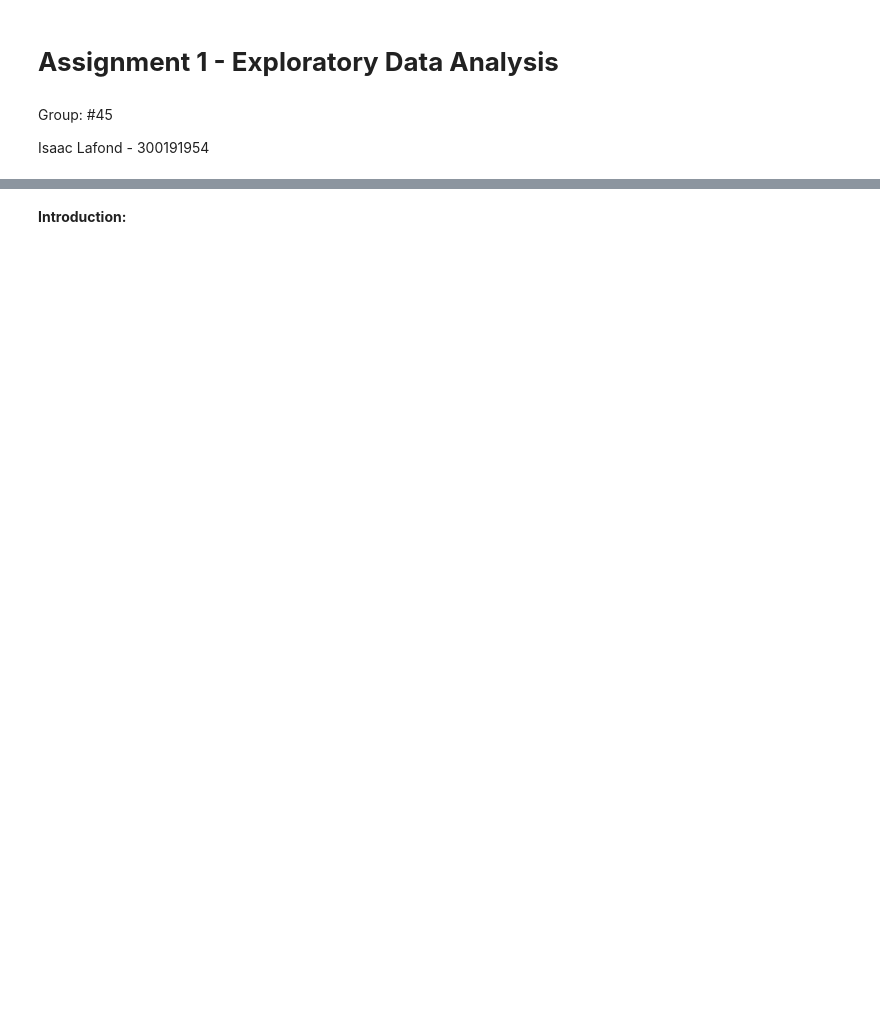
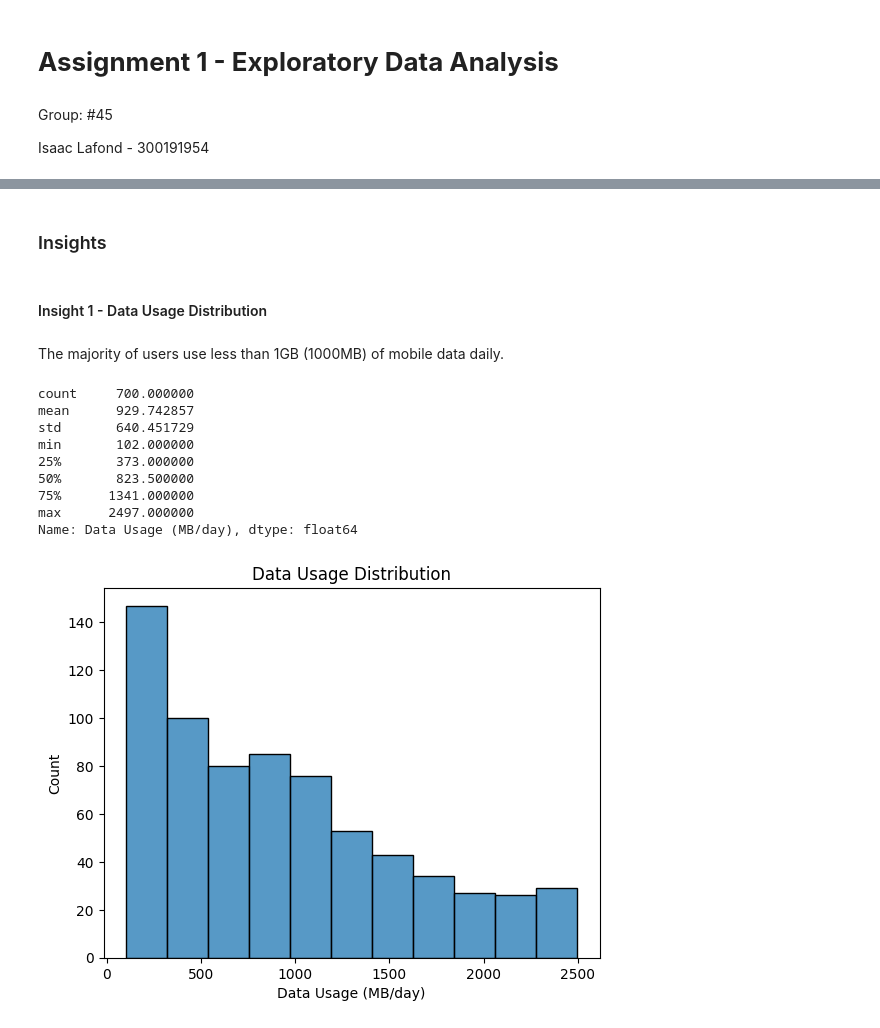
Before and after one commit to IsaacLafond/CSI-4142---Fundamentals-of-Data-Science, a Jupyter notebook: Assignment 1/assignment1.ipynb, the cells around one changed output, grey strips where cells are left out. Drawn from its saved outputs; the diff is of its cells as text; code cells hidden in the pictures; blank space fills up the shorter version.

Commit message:
insights added

```diff
--- a/Assignment 1/assignment1.ipynb
+++ b/Assignment 1/assignment1.ipynb
@@ -14,2 +38,25 @@ Isaac Lafond - 300191954
 # %% [markdown]
-**Introduction:**
+### Insights
+# %% [markdown]
+#### Insight 1 - Data Usage Distribution
+# %% [markdown]
+The majority of users use less than 1GB (1000MB) of mobile data daily.
+# %%
+# Print the descriptive statistics of the data usage column
+print(df1['Data Usage (MB/day)'].describe()) # [1]
+
+# Histogram of the age of the users in the dataset
+sns.histplot(data=df1, x="Data Usage (MB/day)")
+plt.title("Data Usage Distribution")
+plt.show()
+# %% [output]
+count     700.000000
+mean      929.742857
+std       640.451729
+min       102.000000
+25%       373.000000
+50%       823.500000
+75%      1341.000000
+max      2497.000000
+Name: Data Usage (MB/day), dtype: float64
+[figure, added]
```
Also changed, not shown: parts of 64 cells of this notebook.
